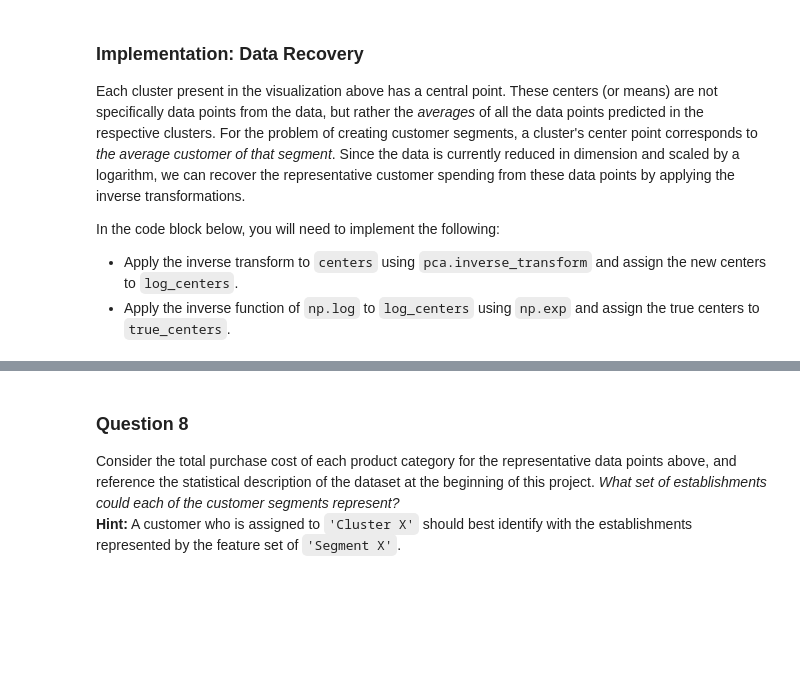
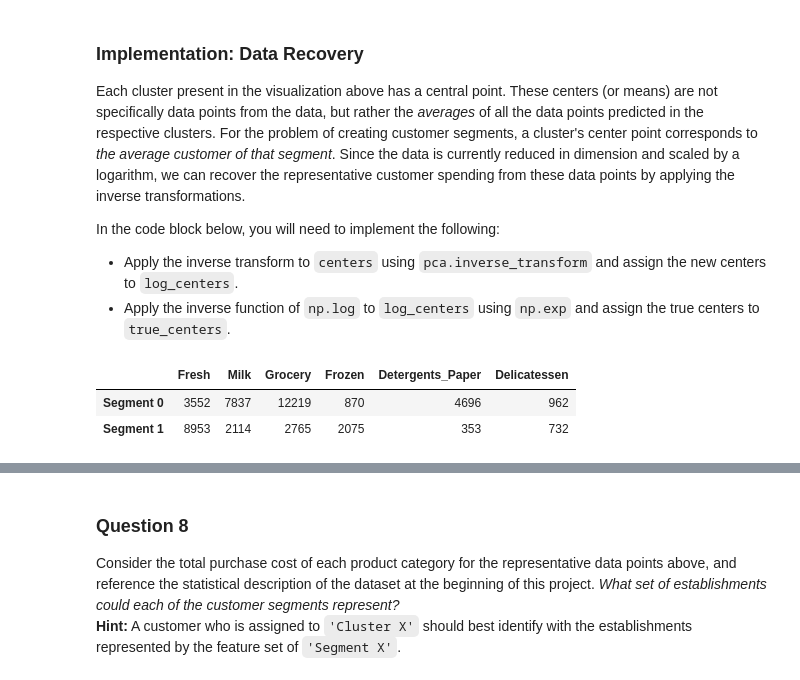
Before and after one commit to WittmannF/machine-learning-udacity, a Jupyter notebook: creating_customer_segments/customer_segments.ipynb, the cells around one changed output, grey strips where cells are left out. Saved outputs shown, nothing was run; the diff lists cells and outputs as text; code cells hidden in the pictures; blank space fills up the shorter version.

```diff
--- a/creating_customer_segments/customer_segments.ipynb
+++ b/creating_customer_segments/customer_segments.ipynb
@@ -462,15 +481,18 @@ In the code block below, you will need to implement the following:
 # %%
-# TODO: Apply your clustering algorithm of choice to the reduced data
-clusterer = None
+def try_cluster(n_comp):
+    # TODO: Apply your clustering algorithm of choice to the reduced data
+    clusterer = GaussianMixture(n_components=n_comp)
+    clusterer.fit(reduced_data)
 
-# TODO: Predict the cluster for each data point
-preds = None
+    # TODO: Predict the cluster for each data point
+    preds = clusterer.predict(reduced_data)
 
-# TODO: Find the cluster centers
-centers = None
+    # TODO: Find the cluster centers
+    centers = clusterer.means_
 
-# TODO: Predict the cluster for each transformed sample data point
-sample_preds = None
+    # TODO: Predict the cluster for each transformed sample data point
+    sample_preds = clusterer.predict(pca_samples)
 
-# TODO: Calculate the mean silhouette coefficient for the number of clusters chosen
-score = None
+    # TODO: Calculate the mean silhouette coefficient for the number of clusters chosen
+    score = silhouette_score(reduced_data, preds)
+    return score
@@ -494,13 +531,17 @@ In the code block below, you will need to implement the following:
  - Apply the inverse function of `np.log` to `log_centers` using `np.exp` and assign the true centers to `true_centers`.
 # %%
 # TODO: Inverse transform the centers
-log_centers = None
+log_centers = pca.inverse_transform(centers)
 
 # TODO: Exponentiate the centers
-true_centers = None
+true_centers = np.exp(log_centers)
 
 # Display the true centers
 segments = ['Segment {}'.format(i) for i in range(0,len(centers))]
 true_centers = pd.DataFrame(np.round(true_centers), columns = data.keys())
 true_centers.index = segments
 display(true_centers)
+# %% [output]
+|  | Fresh | Milk | Grocery | Frozen | Detergents_Paper | Delicatessen |
+| Segment 0 | 3552 | 7837 | 12219 | 870 | 4696 | 962 |
+| Segment 1 | 8953 | 2114 | 2765 | 2075 | 353 | 732 |
```
Also changed, not shown: parts of 16 cells of this notebook, 1 other file.
